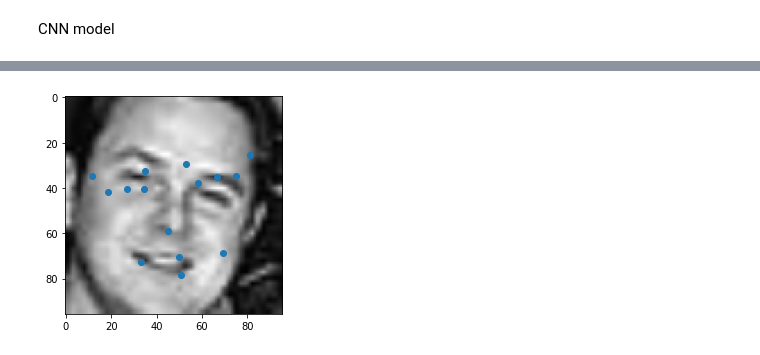
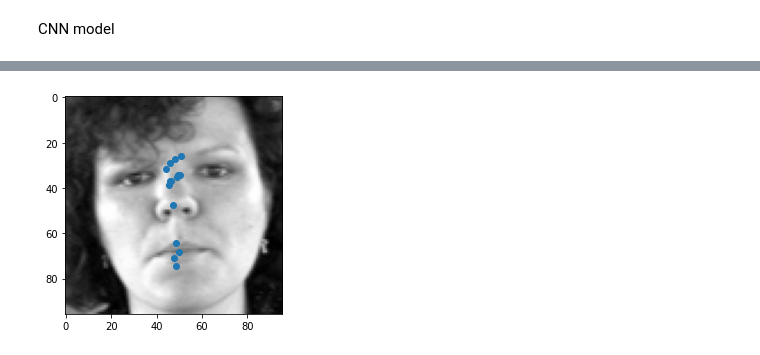
Before and after one commit to eltonsst/VCS, a Jupyter notebook: models/WestGateInceptionNetwork.ipynb, the cells around one changed output, grey strips where cells are left out. Saved outputs shown, nothing was run; the diff lists cells and outputs as text; code cells hidden in the pictures.

```diff
--- a/models/WestGateInceptionNetwork.ipynb
+++ b/models/WestGateInceptionNetwork.ipynb
@@ -204,7 +204,7 @@ cp_callback = tf.keras.callbacks.ModelCheckpoint(filepath=checkpoint_path,
                                                  save_weights_only=True,
                                                  verbose=1)
 
-history = model.fit(X, y, batch_size=32, epochs=100, callbacks=[cp_callback])
+history = model.fit(X, y, batch_size=32, epochs=100, callbacks=[cp_callback], validation_split=0.05)
 # %% [output]
 Epoch 1/100
 Epoch 00001: saving model to checkpoint01/cp.ckpt
@@ -273,7 +273,7 @@ def inception_like(input_layer, filter1, filter2, filter3):
   # 3x3 max pooling
   pool = MaxPooling2D((2,2), strides=(1,1), padding='same')(input_layer)
   # concatenate filters, assumes filters/channels last
-  layer_out = Concatenate(axis=-1)([bn3, bn5, pool])
+  layer_out = Concatenate(axis=-1)([bn1, bn3, bn5, pool])
   return layer_out
 
 input_im = Input(shape=(96, 96, 1))
@@ -318,8 +318,8 @@ inception_model.compile(loss='mse',
                        optimizer=Adam(learning_rate=learning_rate),
                        metrics=['mae'])
 
-incepotion_model_history = inception_model.fit(X, y,
-                                                  validation_split= 0.2,
+inception_model_history = inception_model.fit(X, y,
+                                                  validation_split= 0.05,
                                                   batch_size=64, epochs=300,
                                                   callbacks=[customCallbacks(), reduce_lr], verbose=1)
 # %% [output]
@@ -343,5 +356,5 @@ Epoch 300/300
 # %%
 predictions = inception_model.predict(images)
-show_predicted_image(predictions, 1033)
+show_predicted_image(predictions, 69)
 # %% [output]
-[figure, old version]
+[figure, new version]
```
Also changed, not shown: parts of 7 cells of this notebook, 2 other files.
